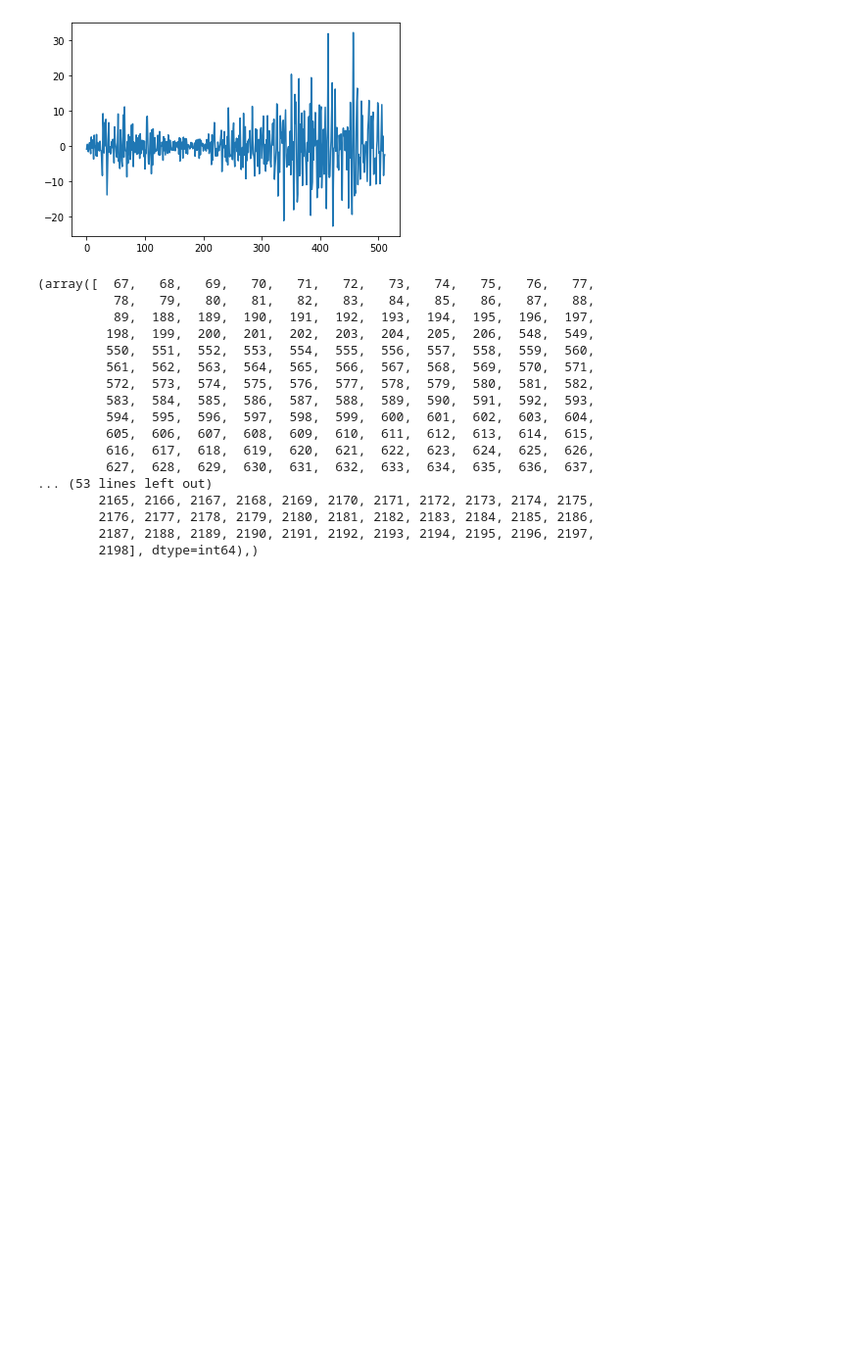
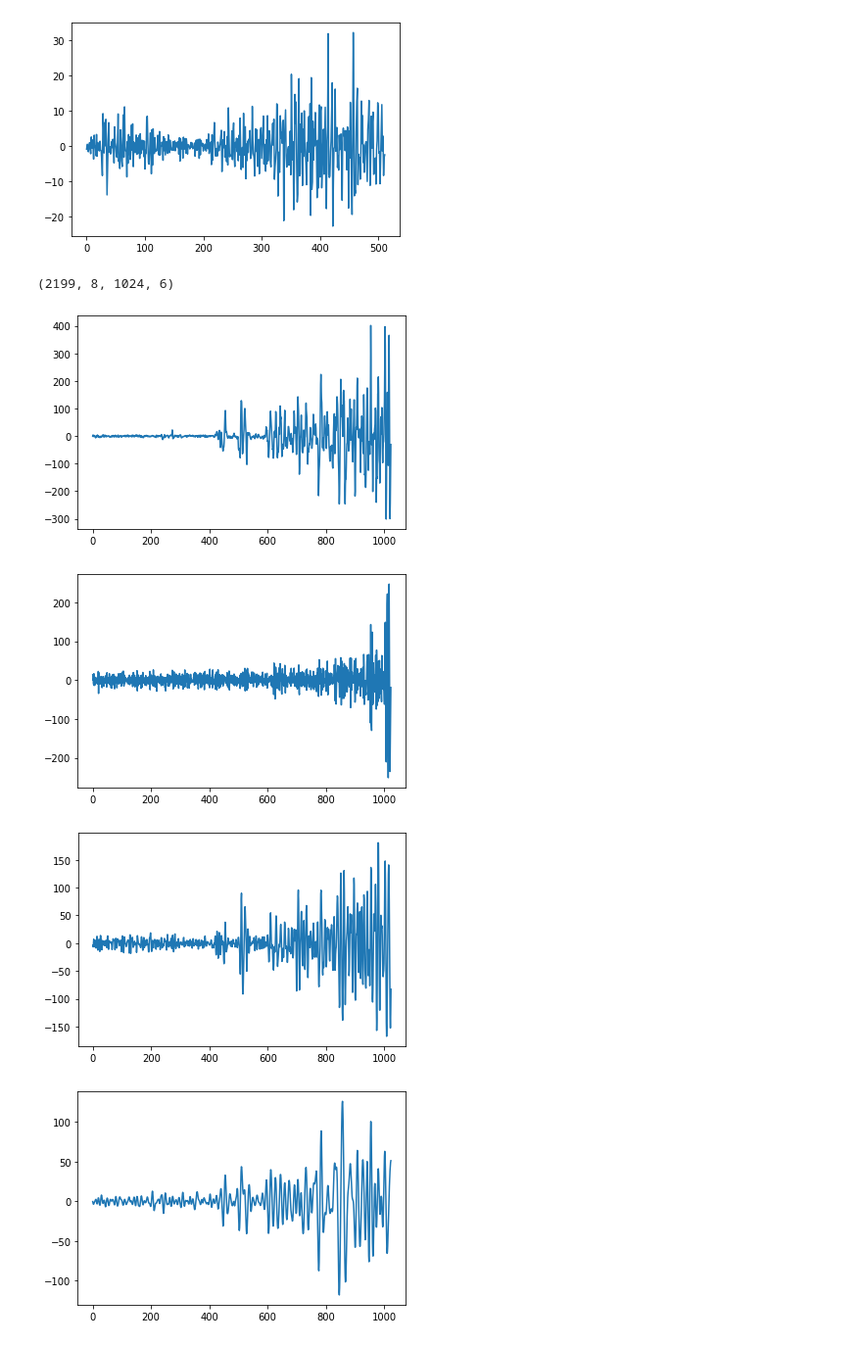
Before and after one commit to wuwenbo718/Master-Thesis, a Jupyter notebook: cnn1d.ipynb, the cells around one changed output. Shown at 98% size. Drawn from its saved outputs; the diff is of its cells as text; code cells hidden in the pictures; blank space fills up the shorter version.

```diff
--- a/cnn1d.ipynb
+++ b/cnn1d.ipynb
@@ -286,23 +369,3 @@ plt.plot(feature[1000,7,:,5])
 # %% [output]
 [<matplotlib.lines.Line2D at 0x...>]
 [figure]
-# %%
-np.where(Y==2)
-# %% [output]
-(array([  67,   68,   69,   70,   71,   72,   73,   74,   75,   76,   77,
-          78,   79,   80,   81,   82,   83,   84,   85,   86,   87,   88,
-          89,  188,  189,  190,  191,  192,  193,  194,  195,  196,  197,
-         198,  199,  200,  201,  202,  203,  204,  205,  206,  548,  549,
-         550,  551,  552,  553,  554,  555,  556,  557,  558,  559,  560,
-         561,  562,  563,  564,  565,  566,  567,  568,  569,  570,  571,
-         572,  573,  574,  575,  576,  577,  578,  579,  580,  581,  582,
-         583,  584,  585,  586,  587,  588,  589,  590,  591,  592,  593,
-         594,  595,  596,  597,  598,  599,  600,  601,  602,  603,  604,
-         605,  606,  607,  608,  609,  610,  611,  612,  613,  614,  615,
-         616,  617,  618,  619,  620,  621,  622,  623,  624,  625,  626,
-         627,  628,  629,  630,  631,  632,  633,  634,  635,  636,  637,
-... (53 lines left out)
-        2165, 2166, 2167, 2168, 2169, 2170, 2171, 2172, 2173, 2174, 2175,
-        2176, 2177, 2178, 2179, 2180, 2181, 2182, 2183, 2184, 2185, 2186,
-        2187, 2188, 2189, 2190, 2191, 2192, 2193, 2194, 2195, 2196, 2197,
-        2198], dtype=int64),)
@@ -308,0 +391,19 @@ np.where(Y==2)
+# %%
+eemd = EEMD()
+imfs = eemd(X[0,:,0])
+# %%
+feature.shape
+# %% [output]
+(2199, 8, 1024, 6)
+# %%
+#plt.figure(figsize=(12,8))
+plt.plot(X[0,:,0])
+for i in range(9):
+    plt.figure()
+    plt.plot(imfs[i])
+#plt.plot(feature[0,1,:,5])
+# %% [output]
+[figure, added]
+[figure, added]
+[figure, added]
+[figure, added]
```
Also changed, not shown: parts of 45 cells of this notebook, 13 other files.
